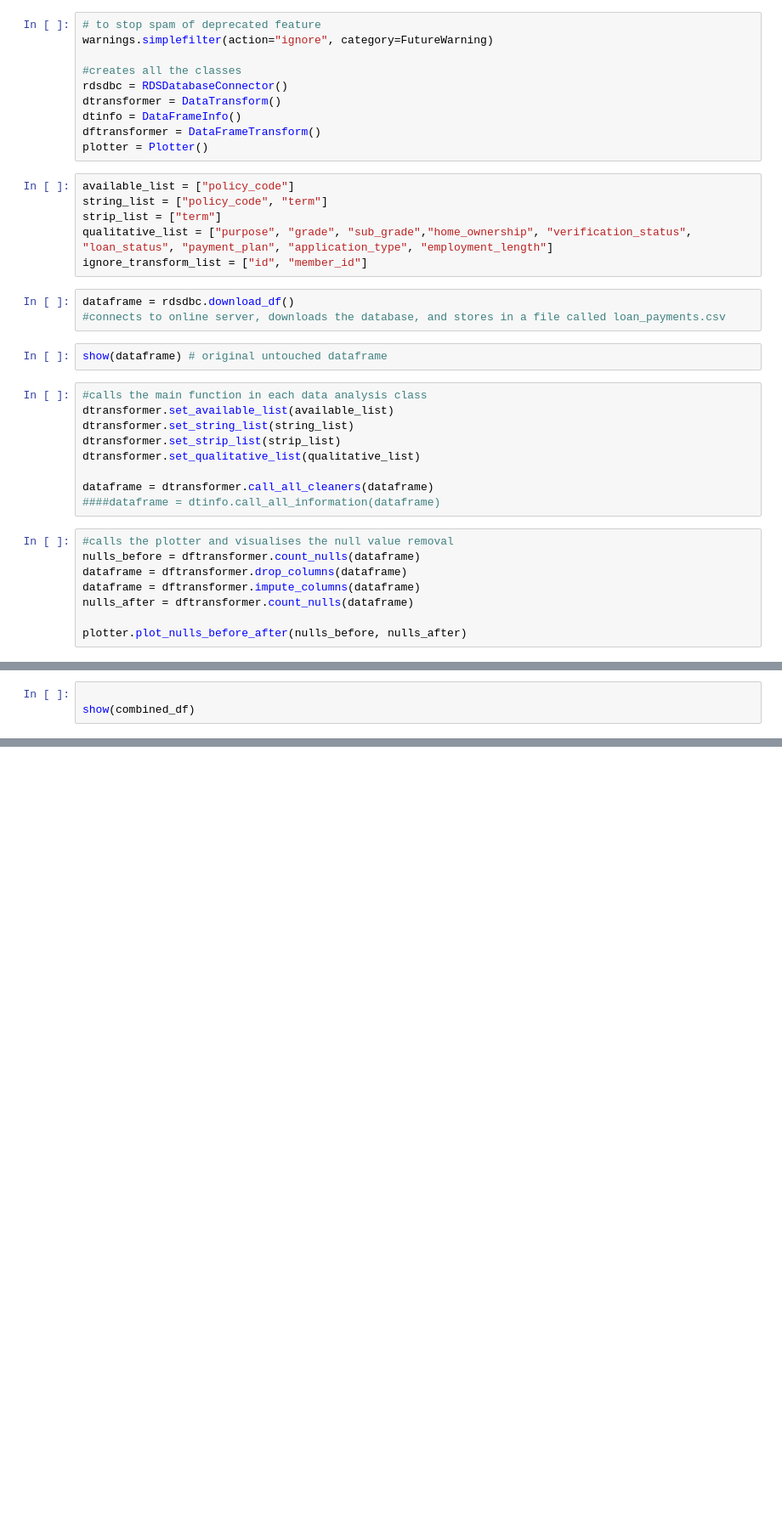
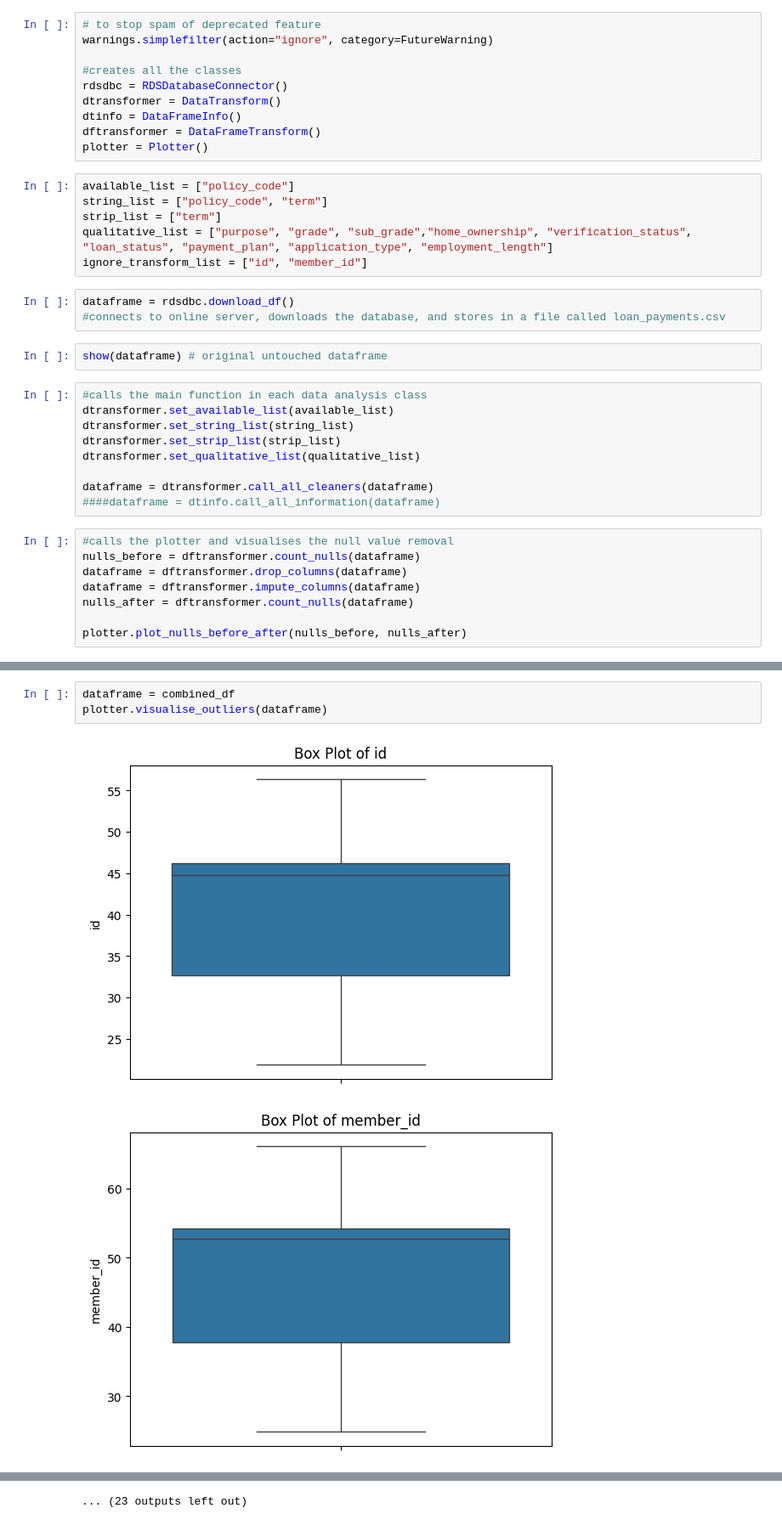
Before and after one commit to AdjunxLynx/exploratory-data-analysis---customer-loans-in-finance, a Jupyter notebook: db_util.ipynb, the cells around one changed output, grey strips where cells are left out. Shown: that part at 85% size. Drawn from its saved outputs; the diff is of its cells as text; blank space fills up the shorter version.

Commit message:
adds to GraphPlotter to visualise all outliers in a box plot.

```diff
--- a/db_util.ipynb
+++ b/db_util.ipynb
@@ -60,3 +81,6 @@ combined_df.to_csv(os.path.join("script_data", "combined_dataframe.csv"), index=
-# %%
-
-show(combined_df)
+# %%
+dataframe = combined_df
+plotter.visualise_outliers(dataframe)
+# %% [output]
+[figure, added]
+[figure, added]
@@ -62,0 +97 @@ show(combined_df)
+... (23 outputs left out)
```
Also changed, not shown: parts of 4 cells of this notebook, 2 other files.
